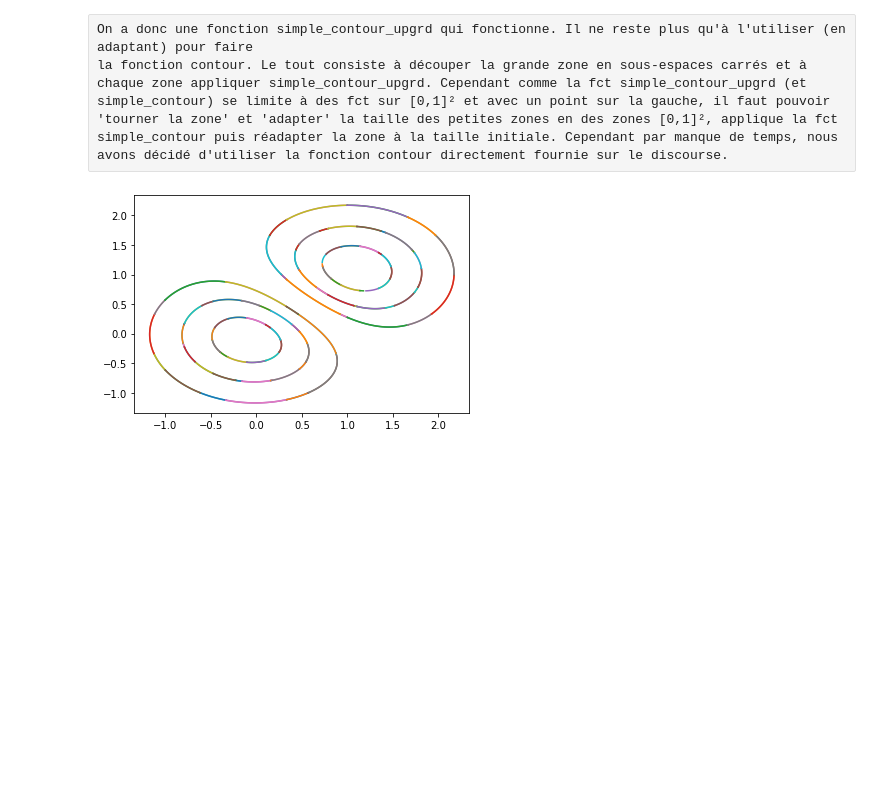
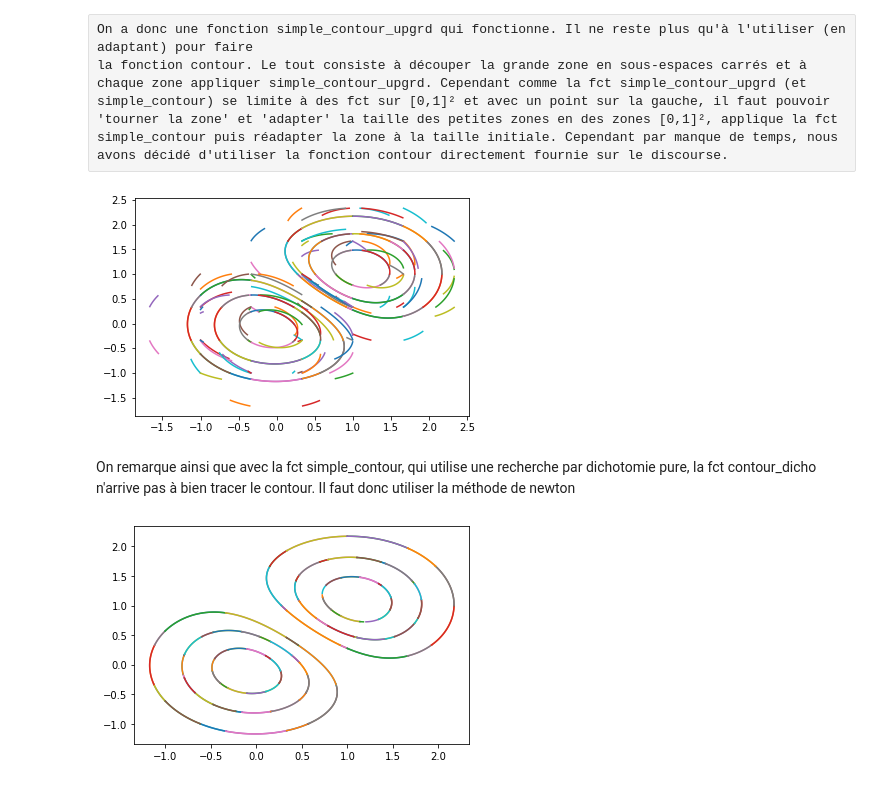
Before and after one commit to BenjaminPiet/contour, a Jupyter notebook: Projet_math_info_lignes_de_niveau.ipynb, the cells around one changed output. Cells and saved outputs as stored; diff of their text form; code cells hidden in the pictures; blank space fills up the shorter version.

Commit message:
rajouté test avec methode dichotomie

```diff
--- a/Projet_math_info_lignes_de_niveau.ipynb
+++ b/Projet_math_info_lignes_de_niveau.ipynb
@@ -260 +304,19 @@ def contour(f, c, xs=[0.0, 1.0], ys=[0.0, 1.0], delta=0.01):
+# %%
+def f(x,y):
+    return 2*(np.exp(-x**2-y**2)-np.exp(-(x-1)**2-(y-1)**2))
+C=[-1.5,-1.0,-0.5,0.5,1.0,1.5]
+xc=np.linspace(-3,3,10)
+yc=np.linspace(-3,3,10)
+
+for c in C:
+    level_curves = contour_dicho(f, c, xc, yc)
+    for x, y in level_curves:
+            plt.plot(x, y)
+
+plt.show()
+# %% [output]
+[figure, added]
+# %% [markdown]
+On remarque ainsi que avec la fct simple_contour, qui utilise une recherche par dichotomie pure, la fct contour_dicho
+n'arrive pas à bien tracer le contour. Il faut donc utiliser la méthode de newton
 # %%
```
Also changed, not shown: parts of 2 cells of this notebook.
